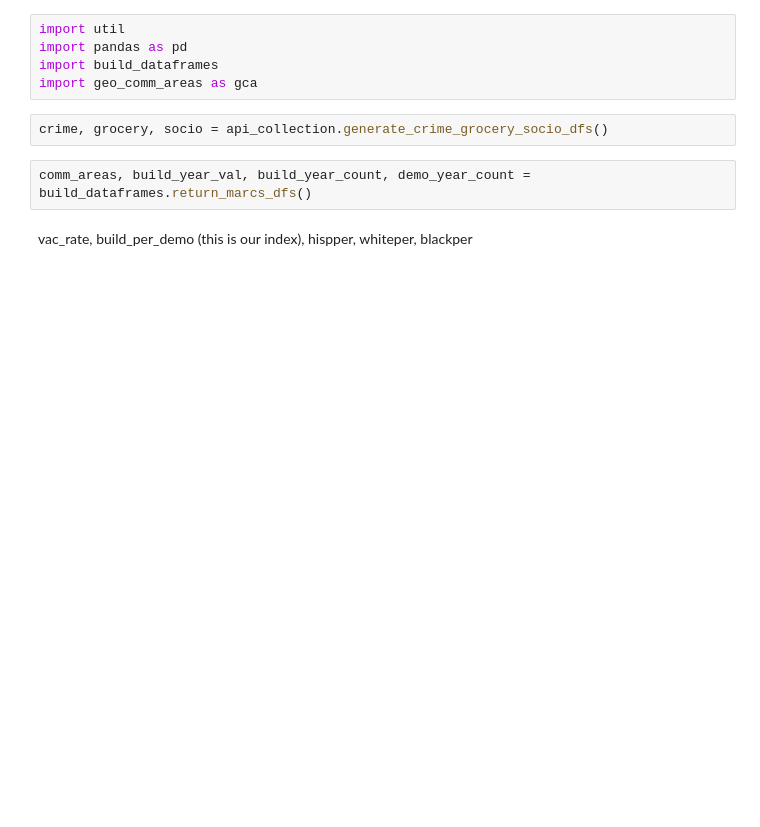
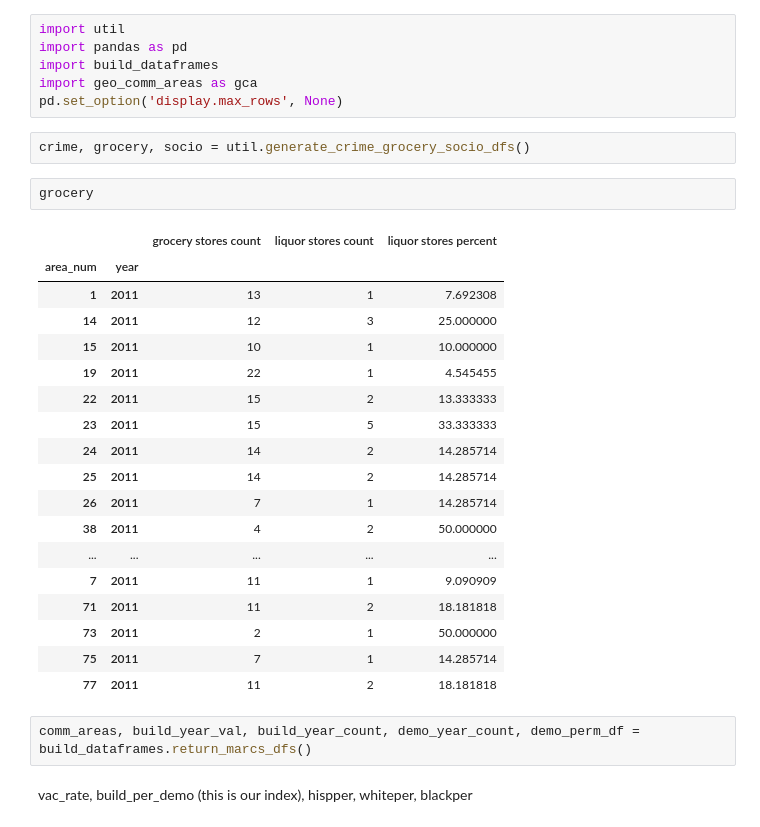
Before and after one commit to uchicago-CAPP30122-win-2022/proj-yams, a Jupyter notebook: Untitled-1.ipynb, the cells around one changed output. Drawn from its saved outputs; the diff is of its cells as text; blank space fills up the shorter version.

```diff
--- a/Untitled-1.ipynb
+++ b/Untitled-1.ipynb
@@ -3,9 +3,31 @@ import util
 import pandas as pd
 import build_dataframes
 import geo_comm_areas as gca
+pd.set_option('display.max_rows', None)
 # %%
-crime, grocery, socio = api_collection.generate_crime_grocery_socio_dfs()
+crime, grocery, socio = util.generate_crime_grocery_socio_dfs()
+# %%
+grocery
+# %% [output]
+|  |  | grocery stores count | liquor stores count | liquor stores percent |
+| area_num | year |  |  |  |
+| 1 | 2011 | 13 | 1 | 7.692308 |
+| 14 | 2011 | 12 | 3 | 25.000000 |
+| 15 | 2011 | 10 | 1 | 10.000000 |
+| 19 | 2011 | 22 | 1 | 4.545455 |
+| 22 | 2011 | 15 | 2 | 13.333333 |
+| 23 | 2011 | 15 | 5 | 33.333333 |
+| 24 | 2011 | 14 | 2 | 14.285714 |
+| 25 | 2011 | 14 | 2 | 14.285714 |
+| 26 | 2011 | 7 | 1 | 14.285714 |
+| 38 | 2011 | 4 | 2 | 50.000000 |
+| ... | ... | ... | ... | ... |
+| 7 | 2011 | 11 | 1 | 9.090909 |
+| 71 | 2011 | 11 | 2 | 18.181818 |
+| 73 | 2011 | 2 | 1 | 50.000000 |
+| 75 | 2011 | 7 | 1 | 14.285714 |
+| 77 | 2011 | 11 | 2 | 18.181818 |
 # %%
-comm_areas, build_year_val, build_year_count, demo_year_count = build_dataframes.return_marcs_dfs()
+comm_areas, build_year_val, build_year_count, demo_year_count, demo_perm_df = build_dataframes.return_marcs_dfs()
 # %% [markdown]
 vac_rate, build_per_demo (this is our index), hispper, whiteper, blackper
```
Also changed, not shown: parts of 2 cells of this notebook, 2 other files.
